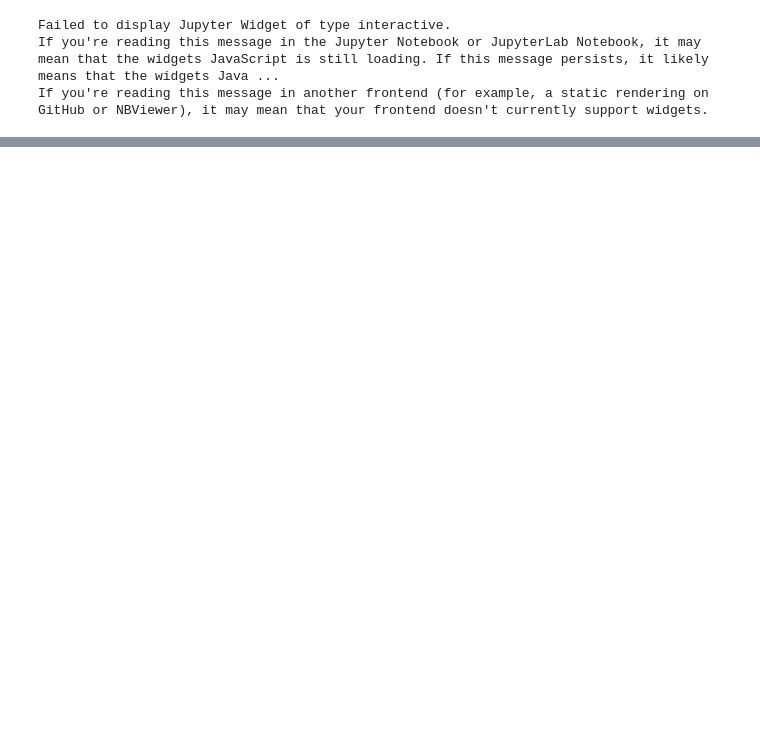
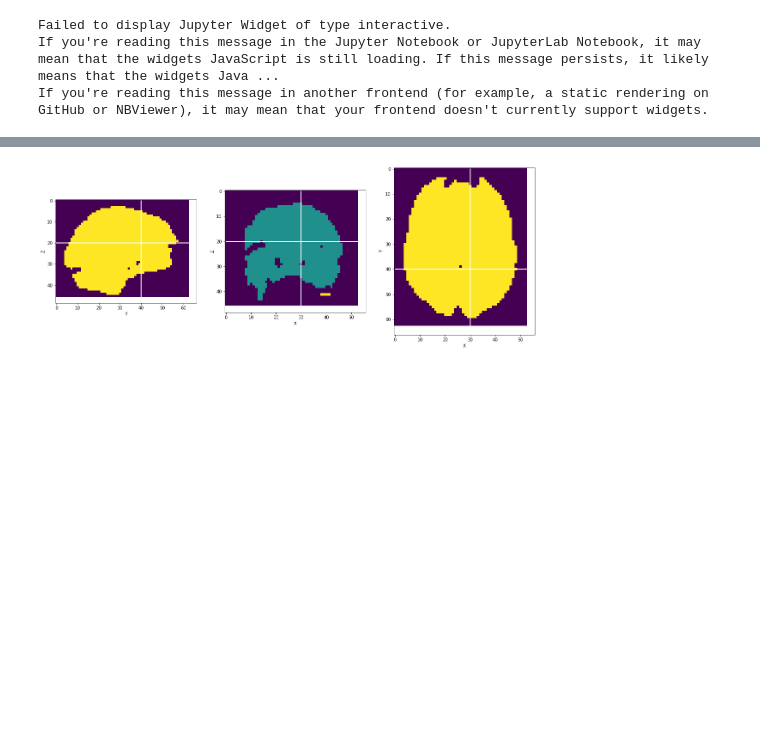
Before and after one commit to sapols/bai-book, a Jupyter notebook: content/labs/lab-glm_3d/index.ipynb, the cells around one changed output, grey strips where cells are left out. Cells and saved outputs as stored; diff of their text form; code cells hidden in the pictures; blank space fills up the shorter version.

```diff
--- a/content/labs/lab-glm_3d/index.ipynb
+++ b/content/labs/lab-glm_3d/index.ipynb
@@ -770,0 +836,89 @@ If you're reading this message in another frontend (for example, a static render
+# %%
+def show_clusters_with_crosshairs(data, x, y, z, t, beta = False, threshold = 0.5):
+    # if beta is True, search for interesting regions (max)
+    if beta:
+        shape = data.shape
+    else:
+        shape = data.get_fdata().shape
+    xLength = shape[0]
+    yLength = shape[1]
+    zLength = shape[2]
+
+    xIndex = x
+    yIndex = y
+    zIndex = z
+    timeSlice = t
+
+    plt.figure(figsize=(20,20))
+
+    #X
+    plt.subplot(1,3,1, xlabel='Y', ylabel='Z')
+    if beta:
+        imgX = data[xIndex,:,:,timeSlice]
+    else:
+        imgX = data.get_fdata()[xIndex,:,:,timeSlice]
+    rotated_imgX = ndimage.rotate(imgX, 90)
+    maxX = np.max(rotated_imgX) # TODO: may work
+    thresholded_rotated_imgX = rotated_imgX[rotated_imgX < threshold*maxX] = 0
+    labeled_imgX, num_labelsX = ndimage.label(rotated_imgX)
+    sizesX = ndimage.sum(rotated_imgX, labeled_imgX, range(num_labelsX + 1))
+#     sliceX_x, sliceX_y = ndimage.find_objects(labeled_imgX==0)[0]
+    Xlabels = np.unique(labeled_imgX)
+    plt.imshow(labeled_imgX)
+    plt.plot([0,yLength],[zIndex,zIndex],'w-', linestyle = "-", lw=2)
+    plt.plot([yIndex,yIndex],[0,zLength],'w-', linestyle = "-", lw=2)
+    plt.text(10, 245, 'x={}'.format(x), fontsize=12, color='white')
+
+    #Y
+    plt.subplot(1,3,2, xlabel='X', ylabel='Z')
+    if beta:
+        imgY = data[:,yIndex,:,timeSlice]
+    else:
+        imgY = data.get_fdata()[:,yIndex,:,timeSlice]
+    rotated_imgY = ndimage.rotate(imgY, 90)
+    maxY = np.max(rotated_imgY) # TODO: may work
+    thresholded_rotated_imgY = rotated_imgY[rotated_imgY < threshold*maxY] = 0
+    labeled_imgY, num_labelsY = ndimage.label(rotated_imgY)
+    sizesY = ndimage.sum(rotated_imgY, labeled_imgY, range(num_labelsY + 1))
+#     sliceY_x, sliceY_y = ndimage.find_objects(labeled_imgY==1)[0]
+    Ylabels = np.unique(labeled_imgY)
+    plt.imshow(labeled_imgY)
+    plt.plot([0,xLength],[zIndex,zIndex],'w-', linestyle = "-", lw=2)
+    plt.plot([xIndex,xIndex],[0,zLength],'w-', linestyle = "-", lw=2)
+    plt.text(10, 175, 'y={}'.format(y), fontsize=12, color='white')
+
+    #Z
+    plt.subplot(1,3,3, xlabel='X', ylabel='Y')
+    if beta:
+        imgZ = data[:,:,zIndex,timeSlice]
+    else:
+        imgZ = data.get_fdata()[:,:,zIndex,timeSlice]
+    rotated_imgZ = ndimage.rotate(imgZ, 90)
+    maxZ = np.max(rotated_imgZ) # TODO: may work
+    thresholded_rotated_imgZ = rotated_imgZ[rotated_imgZ < threshold*maxZ] = 0
+    labeled_imgZ, num_labelsZ = ndimage.label(rotated_imgZ)
+    sizesZ = ndimage.sum(rotated_imgZ, labeled_imgZ, range(num_labelsZ + 1))
+#     sliceZ_x, sliceZ_y = ndimage.find_objects(labeled_imgZ==0)[0]
+    Zlabels = np.unique(labeled_imgZ)
+    plt.imshow(labeled_imgZ)
+    plt.plot([0,xLength],[yIndex,yIndex],'w-', linestyle = "-", lw=2)
+    plt.plot([xIndex,xIndex],[0,yLength],'w-', linestyle = "-", lw=2)
+    plt.text(10, 175, 'z={}'.format(z), fontsize=12, color='white')
+
+    plt.show()
+
+    print("Num X clusters: " + str(len(Xlabels)))
+    print("Num Y clusters: " + str(len(Ylabels)))
+    print("Num Z clusters: " + str(len(Zlabels)))
+    print("sizesX: " + str(sizesX))
+    print("sizesY: " + str(sizesY))
+    print("sizesZ: " + str(sizesZ))
+#     print("X slices (0): " + "x:" + str(sliceX_x) + " y:" +  str(sliceX_y))
+#     print("Y slices (1): " + "x:" + str(sliceY_x) + " y:" +  str(sliceY_y))
+#     print("Z slices (0): " + "x:" + str(sliceZ_x) + " y:" +  str(sliceZ_y))
+
+    #return 10,2,40
+
+show_clusters_with_crosshairs(data, 30, 40, 20, 5)
+# %% [output]
+[figure, added]
```
Also changed, not shown: parts of 12 cells of this notebook.
